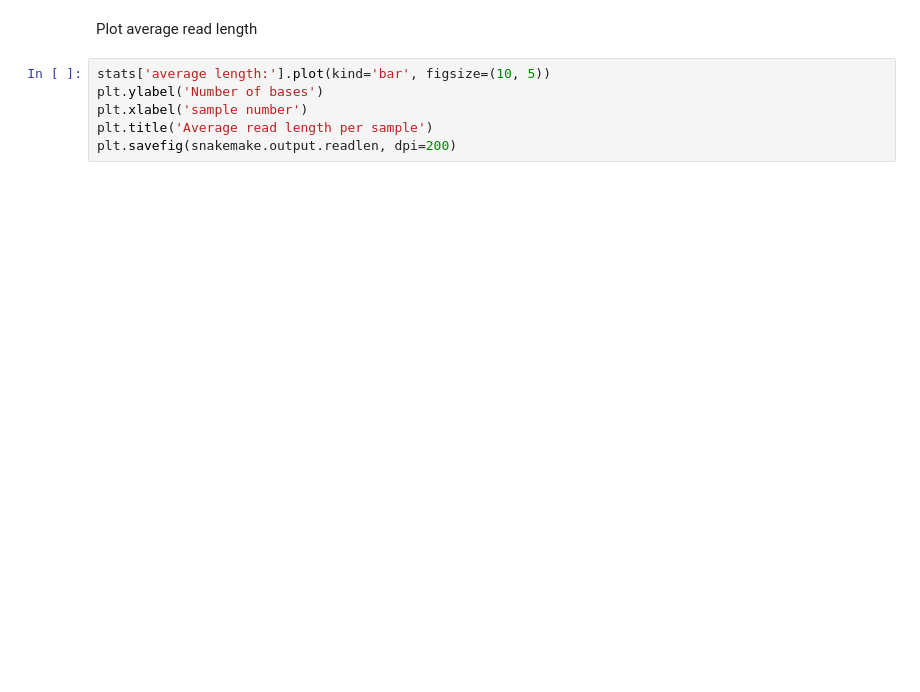
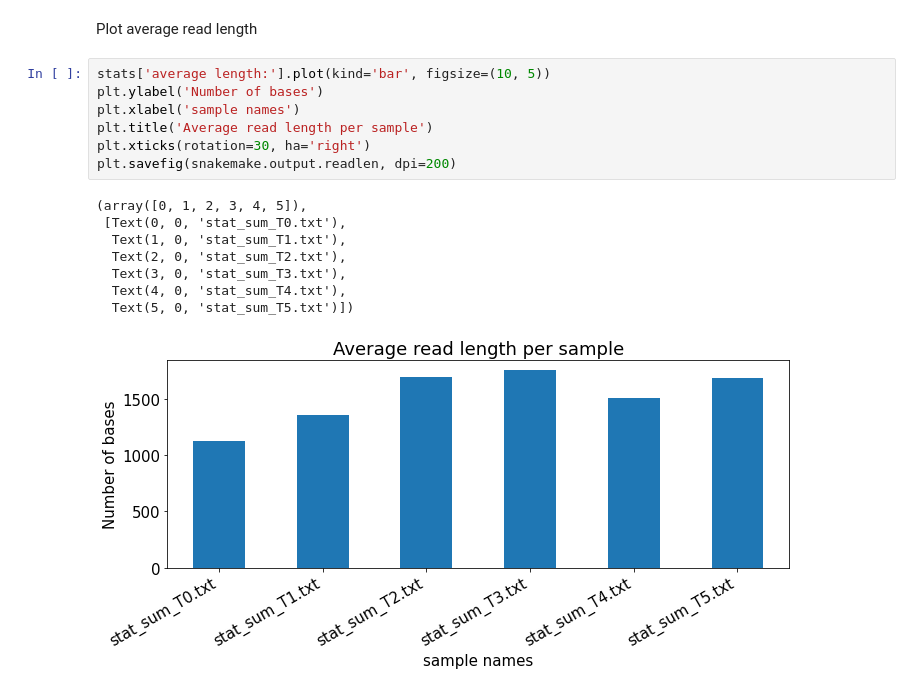
Before and after one commit to LUMC/RPCA, a Jupyter notebook: workflow/notebooks/align_stats.py.ipynb, the cells around one changed output. Drawn from its saved outputs; the diff is of its cells as text; blank space fills up the shorter version.

```diff
--- a/workflow/notebooks/align_stats.py.ipynb
+++ b/workflow/notebooks/align_stats.py.ipynb
@@ -67,6 +87,16 @@ Plot average read length
 # %%
 stats['average length:'].plot(kind='bar', figsize=(10, 5))
 plt.ylabel('Number of bases')
-plt.xlabel('sample number')
+plt.xlabel('sample names')
 plt.title('Average read length per sample')
+plt.xticks(rotation=30, ha='right')
 plt.savefig(snakemake.output.readlen, dpi=200)
+# %% [output]
+(array([0, 1, 2, 3, 4, 5]),
+ [Text(0, 0, 'stat_sum_T0.txt'),
+  Text(1, 0, 'stat_sum_T1.txt'),
+  Text(2, 0, 'stat_sum_T2.txt'),
+  Text(3, 0, 'stat_sum_T3.txt'),
+  Text(4, 0, 'stat_sum_T4.txt'),
+  Text(5, 0, 'stat_sum_T5.txt')])
+[figure, added]
```
Also changed, not shown: parts of 9 cells of this notebook, 3 other files.
